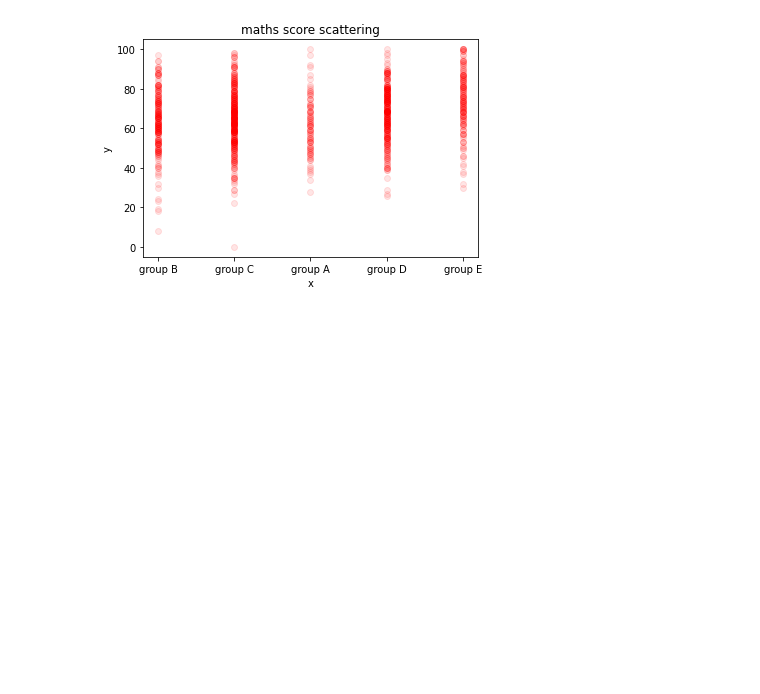
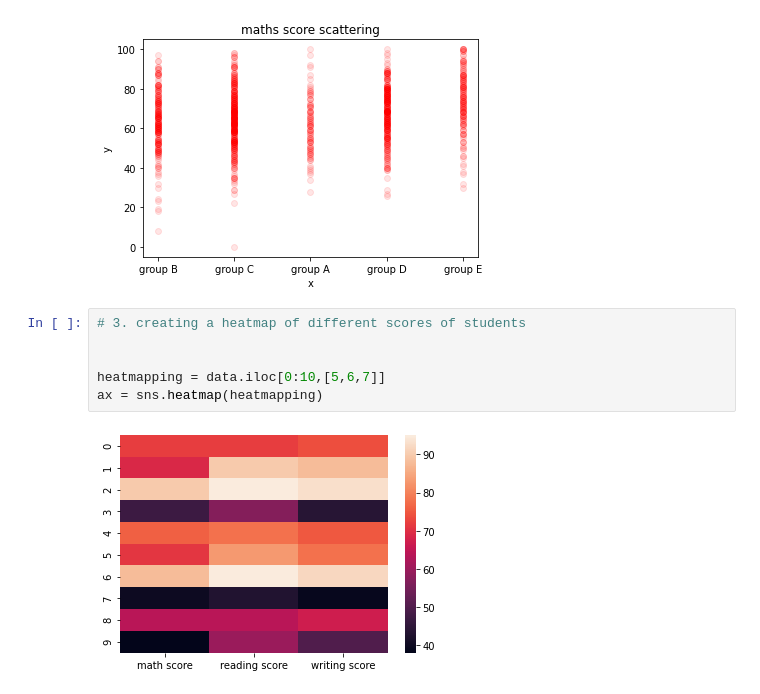
Before and after one commit to YashasaveeKesarwani99/Exploratory-data-analysis, a Jupyter notebook: Untitled11.ipynb, the cells around one changed output. Saved outputs shown, nothing was run; the diff lists cells and outputs as text; blank space fills up the shorter version.

```diff
--- a/Untitled11.ipynb
+++ b/Untitled11.ipynb
@@ -78,3 +78,11 @@ plt.ylabel('y')
 plt.show()
 # %% [output]
 [figure]
+# %%
+# 3. creating a heatmap of different scores of students
+
+
+heatmapping = data.iloc[0:10,[5,6,7]]
+ax = sns.heatmap(heatmapping)
+# %% [output]
+[figure, added]
```
Also changed, not shown: parts of 4 cells of this notebook.
